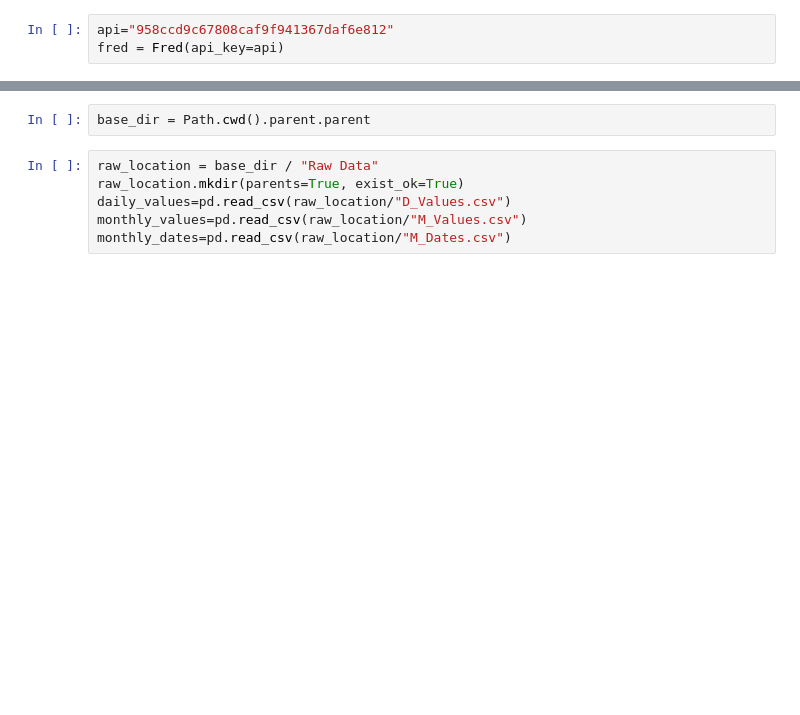
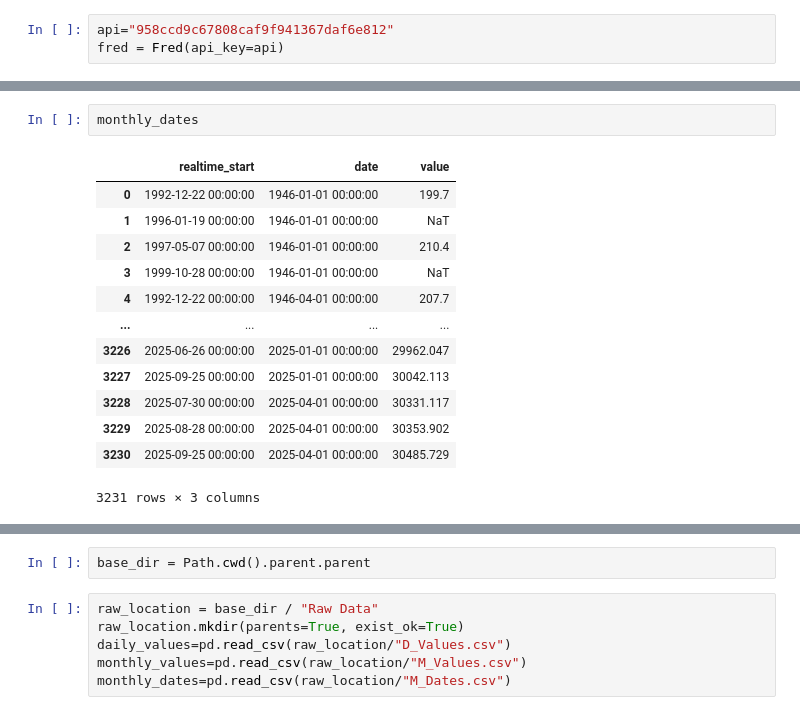
Before and after one commit to BlueMarginalist/MacroDashBoard, a Jupyter notebook: MacroDashboard Code/Code/CodeTest.ipynb, the cells around one changed output, grey strips where cells are left out. Drawn from its saved outputs; the diff is of its cells as text; blank space fills up the shorter version.

```diff
--- a/MacroDashboard Code/Code/CodeTest.ipynb
+++ b/MacroDashboard Code/Code/CodeTest.ipynb
@@ -171,0 +194,16 @@ C:\Users\hp\Desktop\Duke Research Opportunity\Prof. Aguilar Macro Dashboard\Macr
+# %%
+monthly_dates
+# %% [output]
+|  | realtime_start | date | value |
+| 0 | 1992-12-22 00:00:00 | 1946-01-01 00:00:00 | 199.7 |
+| 1 | 1996-01-19 00:00:00 | 1946-01-01 00:00:00 | NaT |
+| 2 | 1997-05-07 00:00:00 | 1946-01-01 00:00:00 | 210.4 |
+| 3 | 1999-10-28 00:00:00 | 1946-01-01 00:00:00 | NaT |
+| 4 | 1992-12-22 00:00:00 | 1946-04-01 00:00:00 | 207.7 |
+| ... | ... | ... | ... |
+| 3226 | 2025-06-26 00:00:00 | 2025-01-01 00:00:00 | 29962.047 |
+| 3227 | 2025-09-25 00:00:00 | 2025-01-01 00:00:00 | 30042.113 |
+| 3228 | 2025-07-30 00:00:00 | 2025-04-01 00:00:00 | 30331.117 |
+| 3229 | 2025-08-28 00:00:00 | 2025-04-01 00:00:00 | 30353.902 |
+| 3230 | 2025-09-25 00:00:00 | 2025-04-01 00:00:00 | 30485.729 |
+3231 rows × 3 columns
```
Also changed, not shown: parts of 14 cells of this notebook, 12 other files.
